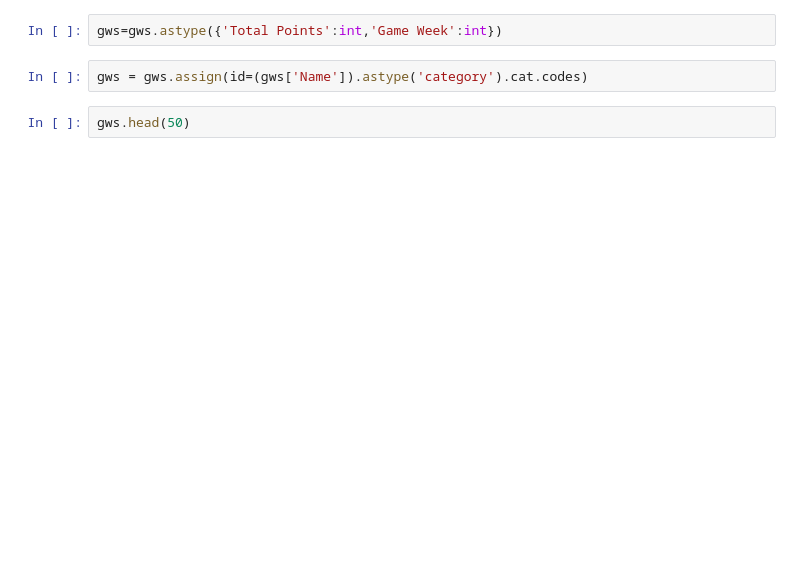
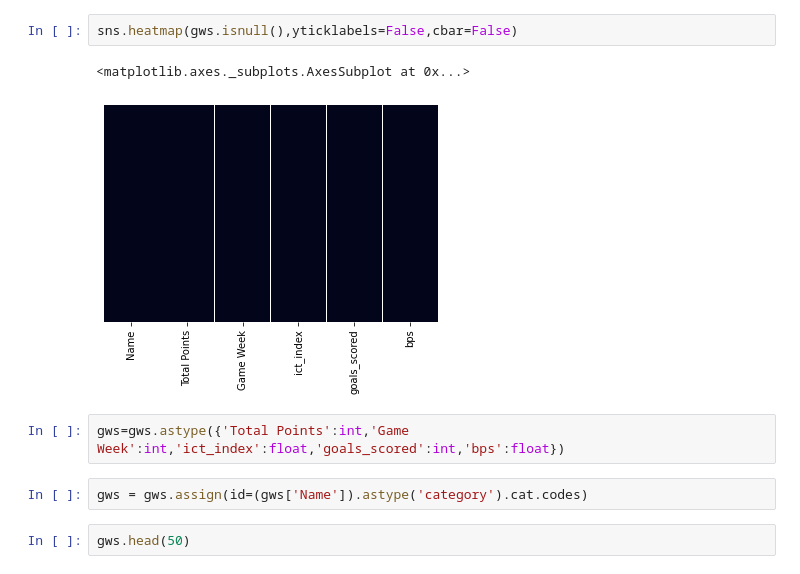
Before and after one commit to raghavbhutra/RedDevils, a Jupyter notebook: RD_TS.ipynb, the cells around one changed output. Cells and saved outputs as stored; diff of their text form; blank space fills up the shorter version.

```diff
--- a/RD_TS.ipynb
+++ b/RD_TS.ipynb
@@ -36,5 +39,10 @@ gws.head()
+# %%
+sns.heatmap(gws.isnull(),yticklabels=False,cbar=False)
+# %% [output]
+<matplotlib.axes._subplots.AxesSubplot at 0x...>
+[figure, added]
 # %%
-gws=gws.astype({'Total Points':int,'Game Week':int})
+gws=gws.astype({'Total Points':int,'Game Week':int,'ict_index':float,'goals_scored':int,'bps':float})
 # %%
 gws = gws.assign(id=(gws['Name']).astype('category').cat.codes)
 # %%
```
Also changed, not shown: parts of 28 cells of this notebook.
